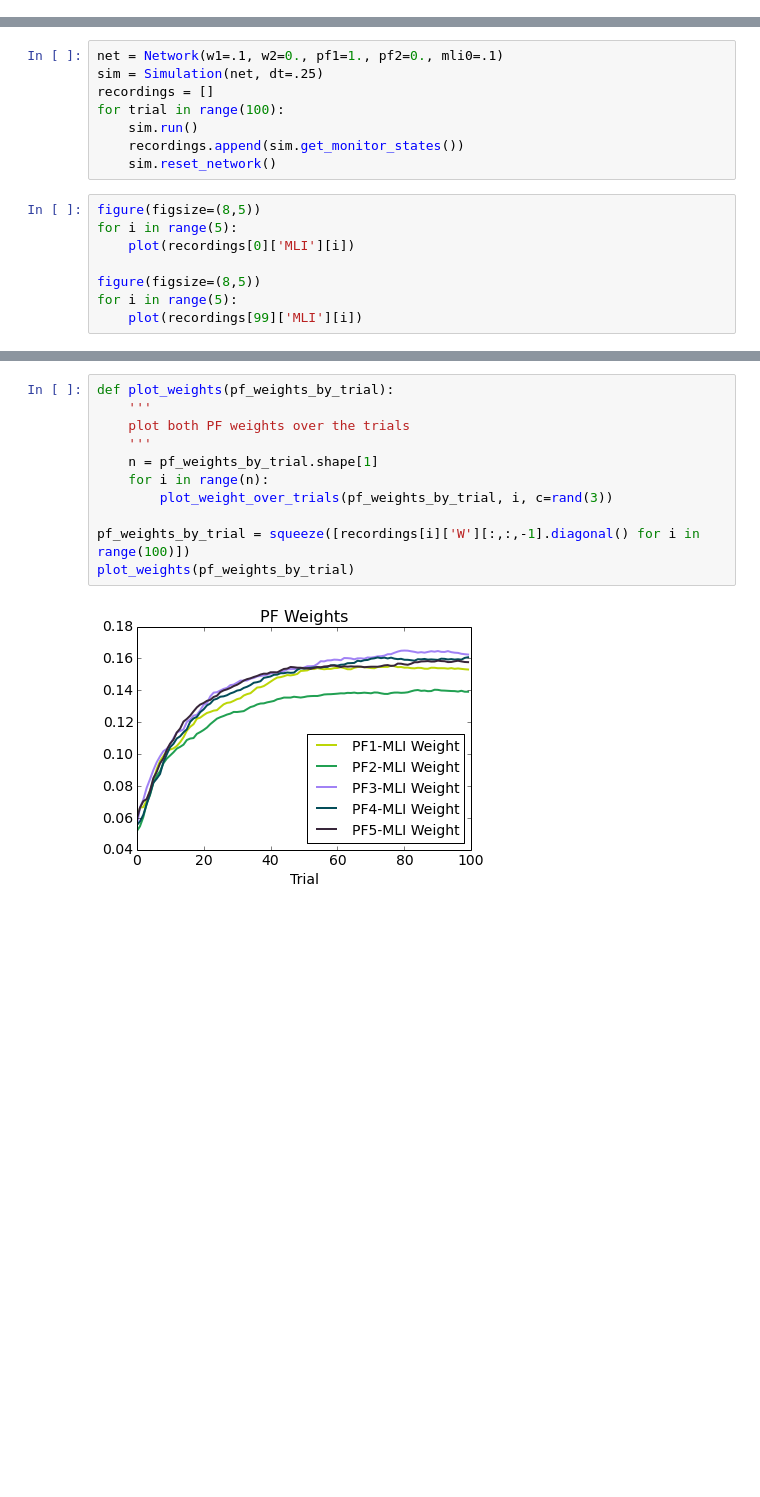
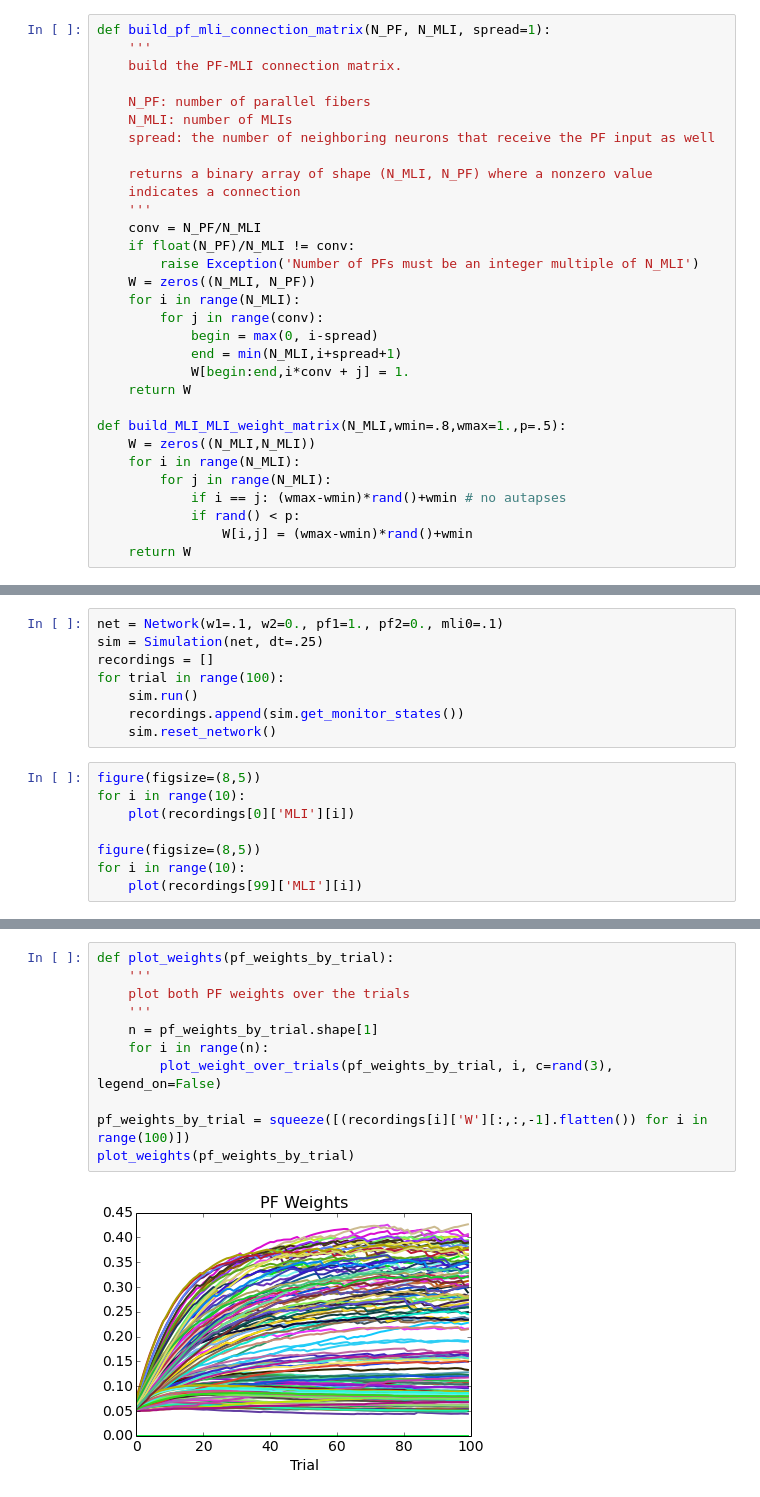
Before and after one commit to blennon/research, a Jupyter notebook: pf_mli_plasticity/MLI_MLI_connection_network.ipynb, the cells around one changed output, grey strips where cells are left out. Drawn from its saved outputs; the diff is of its cells as text; blank space fills up the shorter version.

Commit message:
added functions to create connections. modified experiments for MLI-MLi net

```diff
--- a/pf_mli_plasticity/MLI_MLI_connection_network.ipynb
+++ b/pf_mli_plasticity/MLI_MLI_connection_network.ipynb
@@ -1,5 +1,36 @@
 # %%
 from rate_model import *
+# %%
+def build_pf_mli_connection_matrix(N_PF, N_MLI, spread=1):
+    '''
+    build the PF-MLI connection matrix.
+
+    N_PF: number of parallel fibers
+    N_MLI: number of MLIs
+    spread: the number of neighboring neurons that receive the PF input as well
+
+    returns a binary array of shape (N_MLI, N_PF) where a nonzero value
+    indicates a connection
+    '''
+    conv = N_PF/N_MLI
+    if float(N_PF)/N_MLI != conv:
+        raise Exception('Number of PFs must be an integer multiple of N_MLI')
+    W = zeros((N_MLI, N_PF))
+    for i in range(N_MLI):
+        for j in range(conv):
+            begin = max(0, i-spread)
+            end = min(N_MLI,i+spread+1)
+            W[begin:end,i*conv + j] = 1.
+    return W
+
+def build_MLI_MLI_weight_matrix(N_MLI,wmin=.8,wmax=1.,p=.5):
+    W = zeros((N_MLI,N_MLI))
+    for i in range(N_MLI):
+        for j in range(N_MLI):
+            if i == j: (wmax-wmin)*rand()+wmin # no autapses
+            if rand() < p:
+                W[i,j] = (wmax-wmin)*rand()+wmin
+    return W
 # %%
 class Simulation(object):
     '''
@@ -130,10 +179,10 @@ for trial in range(100):
     sim.reset_network()
 # %%
 figure(figsize=(8,5))
-for i in range(5):
+for i in range(10):
     plot(recordings[0]['MLI'][i])
 
 figure(figsize=(8,5))
-for i in range(5):
+for i in range(10):
     plot(recordings[99]['MLI'][i])
 # %% [output]
@@ -142,13 +191,13 @@ for i in range(5):
 # %%
 def plot_weights(pf_weights_by_trial):
     '''
     plot both PF weights over the trials
     '''
     n = pf_weights_by_trial.shape[1]
     for i in range(n):
-        plot_weight_over_trials(pf_weights_by_trial, i, c=rand(3))
+        plot_weight_over_trials(pf_weights_by_trial, i, c=rand(3), legend_on=False)
 
-pf_weights_by_trial = squeeze([recordings[i]['W'][:,:,-1].diagonal() for i in range(100)])
+pf_weights_by_trial = squeeze([(recordings[i]['W'][:,:,-1].flatten()) for i in range(100)])
 plot_weights(pf_weights_by_trial)
 # %% [output]
-[figure, old version]
+[figure, new version]
```
Also changed, not shown: parts of 3 cells of this notebook, 3 other files.
